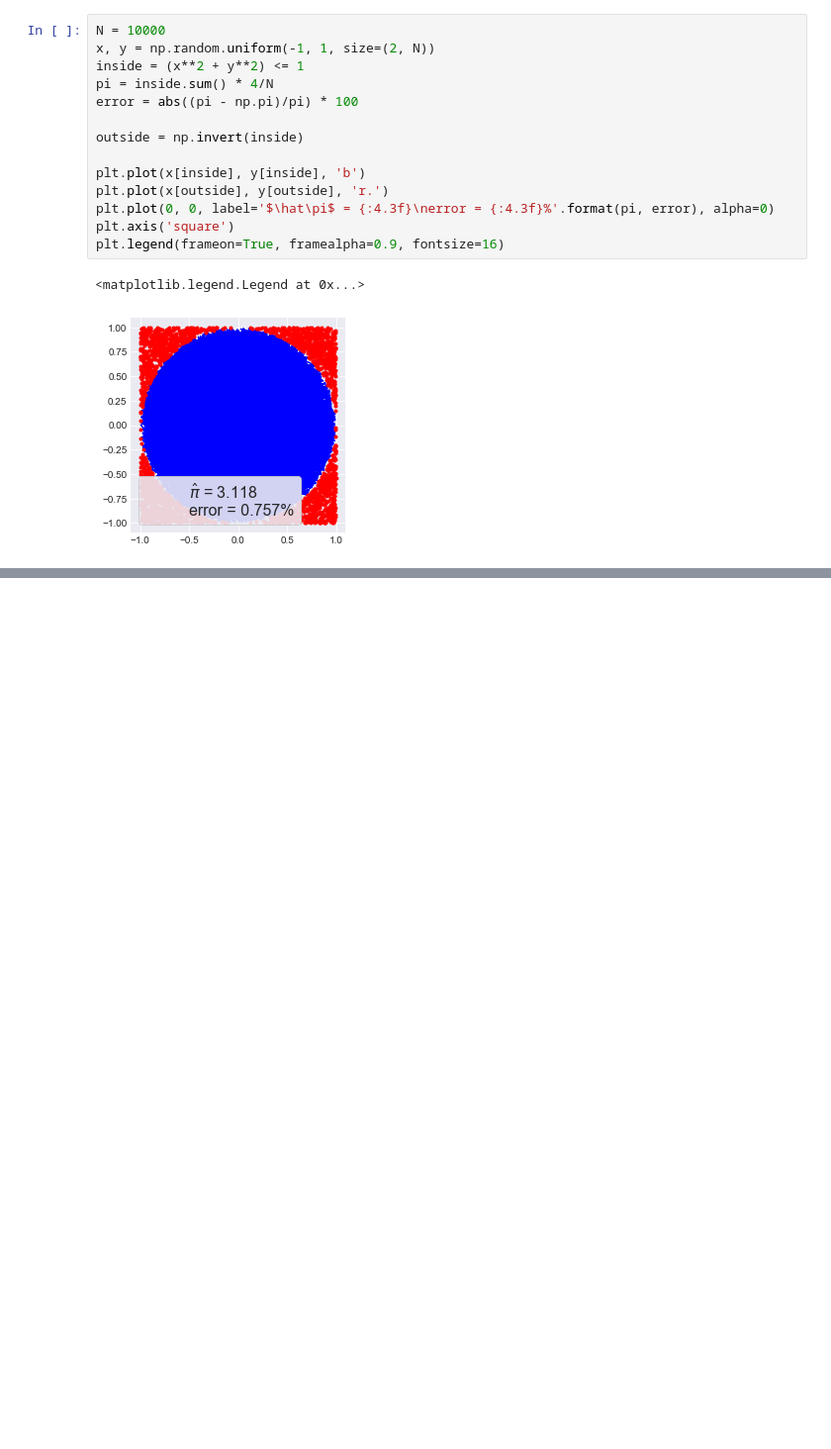
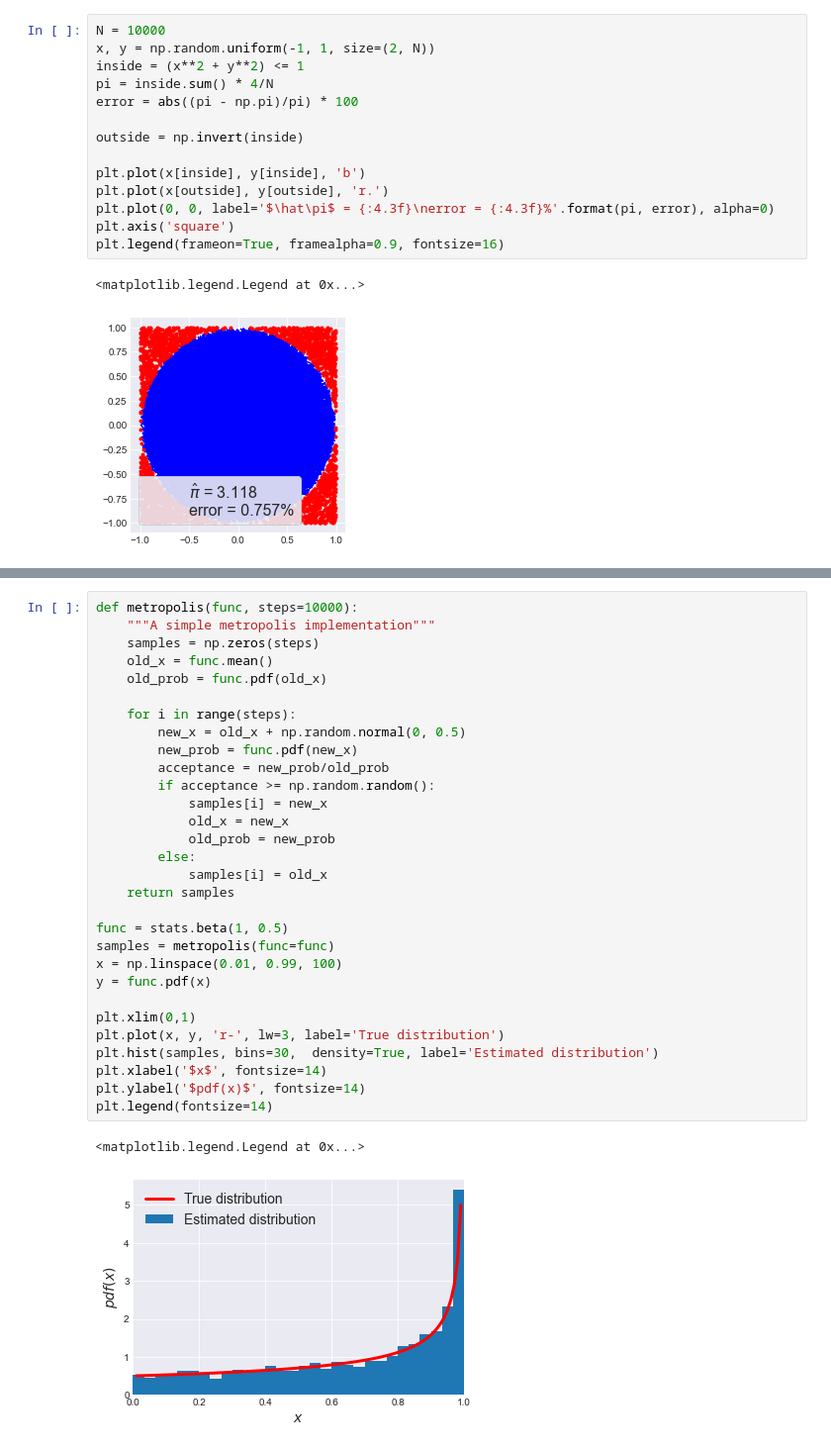
Before and after one commit to honalele/Bayesian-Modeling-With-Python, a Jupyter notebook: 7_probabilistic_programming.ipynb, the cells around one changed output, grey strips where cells are left out. Shown: that part at 99% size. Cells and saved outputs as stored; diff of their text form; blank space fills up the shorter version.

```diff
--- a/7_probabilistic_programming.ipynb
+++ b/7_probabilistic_programming.ipynb
@@ -76,0 +109,33 @@ plt.legend(frameon=True, framealpha=0.9, fontsize=16)
+# %%
+def metropolis(func, steps=10000):
+    """A simple metropolis implementation"""
+    samples = np.zeros(steps)
+    old_x = func.mean()
+    old_prob = func.pdf(old_x)
+
+    for i in range(steps):
+        new_x = old_x + np.random.normal(0, 0.5)
+        new_prob = func.pdf(new_x)
+        acceptance = new_prob/old_prob
+        if acceptance >= np.random.random():
+            samples[i] = new_x
+            old_x = new_x
+            old_prob = new_prob
+        else:
+            samples[i] = old_x
+    return samples
+
+func = stats.beta(1, 0.5)
+samples = metropolis(func=func)
+x = np.linspace(0.01, 0.99, 100)
+y = func.pdf(x)
+
+plt.xlim(0,1)
+plt.plot(x, y, 'r-', lw=3, label='True distribution')
+plt.hist(samples, bins=30,  density=True, label='Estimated distribution')
+plt.xlabel('$x$', fontsize=14)
+plt.ylabel('$pdf(x)$', fontsize=14)
+plt.legend(fontsize=14)
+# %% [output]
+<matplotlib.legend.Legend at 0x...>
+[figure, added]
```
Also changed, not shown: parts of 2 cells of this notebook.
